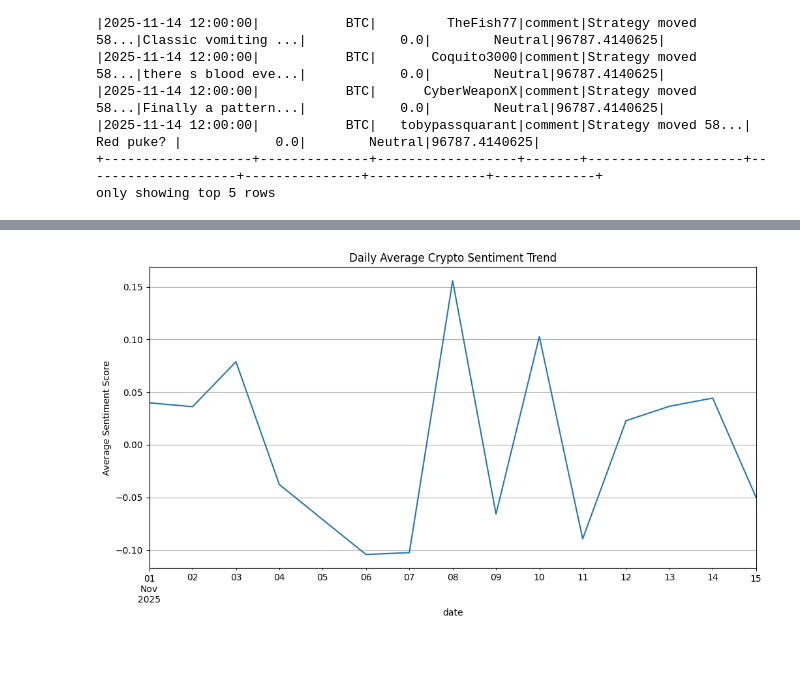
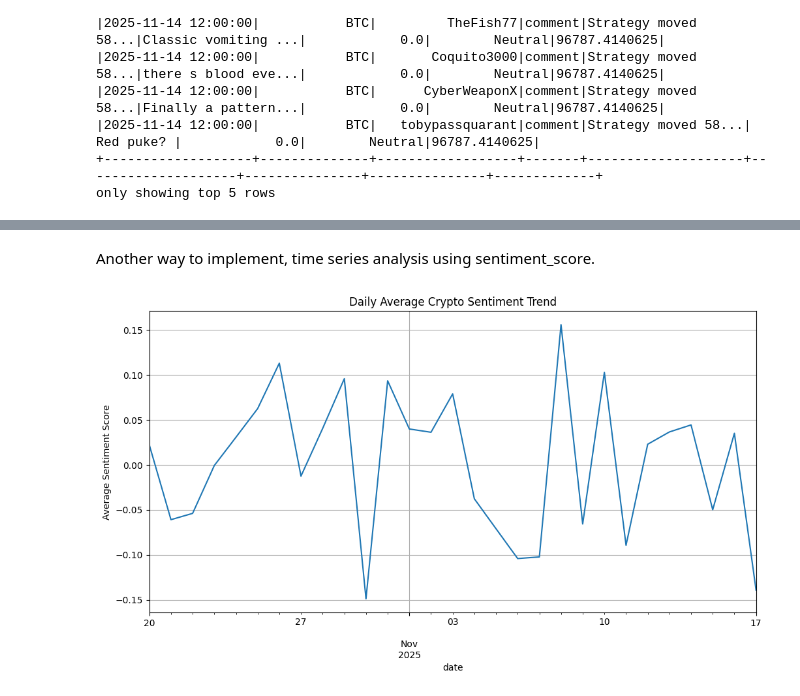
Before and after one commit to Ripa-Shah/Analyzing-Social-Sentiment-Data-to-determine-correlation-with-Cryptocurrency-Price, a Jupyter notebook: MIS584_Cryptocurrency_sentimentdata_and_prices_11_18_25.ipynb, the cells around one changed output, grey strips where cells are left out. Saved outputs shown, nothing was run; the diff lists cells and outputs as text; code cells hidden in the pictures; blank space fills up the shorter version.

```diff
--- a/MIS584_Cryptocurrency_sentimentdata_and_prices_11_18_25.ipynb
+++ b/MIS584_Cryptocurrency_sentimentdata_and_prices_11_18_25.ipynb
@@ -872,18 +926,20 @@ plt.show()
+# %% [markdown]
+Another way to implement, time series analysis using sentiment_score.
 # %%
 #time series analysis
 
 import matplotlib.pyplot as plt
 
 #convert pyspark dataframe to pandas dataframe
-df_pandas = df_reddit_filtered.toPandas()
+df_pandas = df_joined.toPandas()
 
 # 1. Overall Sentiment Trend
 df_daily_sentiment = df_pandas.set_index('date').resample('D')['sentiment_score'].mean()
 
 plt.figure(figsize=(12, 6))
 df_daily_sentiment.plot(title="Daily Average Crypto Sentiment Trend")
 plt.ylabel("Average Sentiment Score")
 plt.grid(True)
 plt.show()
 # %% [output]
-[figure, old version]
+[figure, new version]
```
Also changed, not shown: parts of 56 cells of this notebook.
